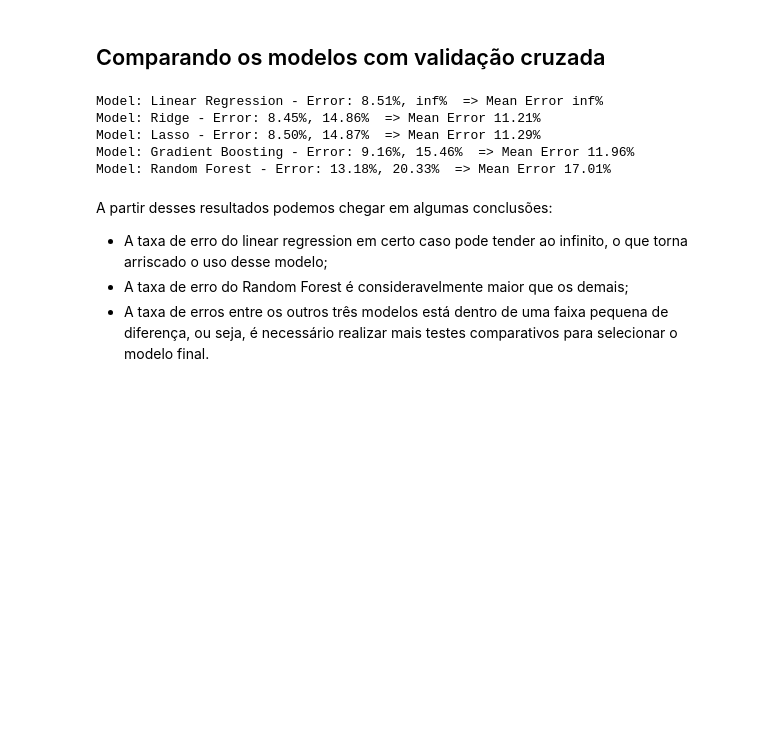
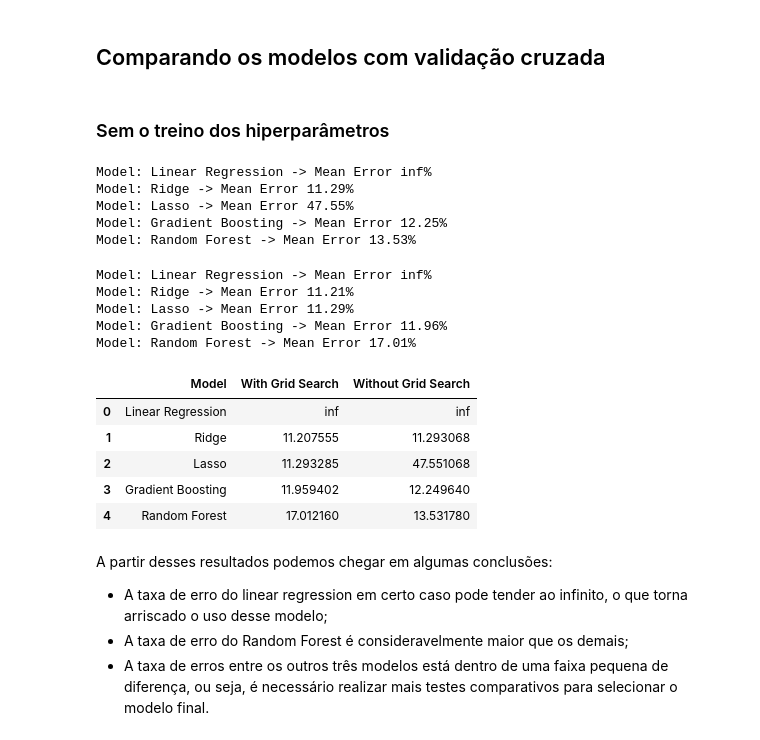
Before and after one commit to alanmath/ames, a Jupyter notebook: notebooks/04_modelagem.ipynb, the cells around one changed output. Saved outputs shown, nothing was run; the diff lists cells and outputs as text; code cells hidden in the pictures; blank space fills up the shorter version.

```diff
--- a/notebooks/04_modelagem.ipynb
+++ b/notebooks/04_modelagem.ipynb
@@ -238,8 +238,51 @@ from sklearn.metrics import mean_squared_error
 {'max_depth': 4, 'n_estimators': 2000}
 # %% [markdown]
 ## Comparando os modelos com validação cruzada
+# %% [markdown]
+### Sem o treino dos hiperparâmetros
+# %%
+models = {
+    "Linear Regression": LinearRegression(),
+    "Ridge": Ridge(random_state=RANDOM_SEED),
+    "Lasso": Lasso(random_state=RANDOM_SEED),
+    "Gradient Boosting": GradientBoostingRegressor(random_state=RANDOM_SEED),
+    "Random Forest": RandomForestRegressor(random_state=RANDOM_SEED)
+}
+
+def erro_percentual(score):
+    return 100 * (10**np.sqrt(-score) - 1)
+
+model_scores_plain = {}
+
+for model_name, model in models.items():
+    # Criando o pipeline com normalização e o modelo
+    pipeline = Pipeline([
+        ('scaler', StandardScaler()),
+        ('model', model)
+    ])
+
+
+    # Validação Cruzada
+    scores = cross_val_score(pipeline, Xtrain, ytrain,
+                                    scoring="neg_mean_squared_error", cv=8, n_jobs=-1)
+
+    model_scores_plain[model_name] = scores
+
+
+    # Calculando o erro percentual
+    error_percent_mean = erro_percentual(scores.mean())
+
+
+    # Imprimindo o resultado
+    print(f'Model: {model_name} -> Mean Error {error_percent_mean:.2f}%')
+# %% [output]
+Model: Linear Regression -> Mean Error inf%
+Model: Ridge -> Mean Error 11.29%
+Model: Lasso -> Mean Error 47.55%
+Model: Gradient Boosting -> Mean Error 12.25%
+Model: Random Forest -> Mean Error 13.53%
 # %%
-models = {
+models_gs = {
     "Linear Regression": LinearRegression(),
     "Ridge": Ridge(alpha= 10.0, fit_intercept= True, solver= 'svd', tol= 0.001, random_state=RANDOM_SEED),
     "Lasso": Lasso(alpha=0.00001, fit_intercept=True, max_iter=100000, random_state=RANDOM_SEED),
@@ -252,7 +295,7 @@ def erro_percentual(score):
 
 model_scores = {}
 
-for model_name, model in models.items():
+for model_name, model in models_gs.items():
     # Criando o pipeline com normalização e o modelo
     pipeline = Pipeline([
         ('scaler', StandardScaler()),
@@ -268,19 +311,34 @@ for model_name, model in models.items():
 
 
     # Calculando o erro percentual
-    error_percent_min = erro_percentual(scores.max())
-    error_percent_max = erro_percentual(scores.min())
     error_percent_mean = erro_percentual(scores.mean())
 
 
     # Imprimindo o resultado
-    print(f'Model: {model_name} - Error: {error_percent_min:.2f}%, {error_percent_max:.2f}%  => Mean Error {error_percent_mean:.2f}%')
+    print(f'Model: {model_name} -> Mean Error {error_percent_mean:.2f}%')
 # %% [output]
-Model: Linear Regression - Error: 8.51%, inf%  => Mean Error inf%
-Model: Ridge - Error: 8.45%, 14.86%  => Mean Error 11.21%
-Model: Lasso - Error: 8.50%, 14.87%  => Mean Error 11.29%
-Model: Gradient Boosting - Error: 9.16%, 15.46%  => Mean Error 11.96%
-Model: Random Forest - Error: 13.18%, 20.33%  => Mean Error 17.01%
+Model: Linear Regression -> Mean Error inf%
+Model: Ridge -> Mean Error 11.21%
+Model: Lasso -> Mean Error 11.29%
+Model: Gradient Boosting -> Mean Error 11.96%
+Model: Random Forest -> Mean Error 17.01%
+# %%
+comparativo = pd.DataFrame()
+comparativo['Model'] = model_scores.keys()
+with_grid_search = [erro_percentual(scores.mean()) for scores in model_scores.values()]
+comparativo['With Grid Search'] = with_grid_search
+
+without_grid_search = [erro_percentual(scores.mean()) for scores in model_scores_plain.values()]
+
+comparativo['Without Grid Search'] = without_grid_search
+comparativo.head()
+# %% [output]
+|  | Model | With Grid Search | Without Grid Search |
+| 0 | Linear Regression | inf | inf |
+| 1 | Ridge | 11.207555 | 11.293068 |
+| 2 | Lasso | 11.293285 | 47.551068 |
+| 3 | Gradient Boosting | 11.959402 | 12.249640 |
+| 4 | Random Forest | 17.012160 | 13.531780 |
 # %% [markdown]
 A partir desses resultados podemos chegar em algumas conclusões:
 
```
Also changed, not shown: parts of 13 cells of this notebook.
